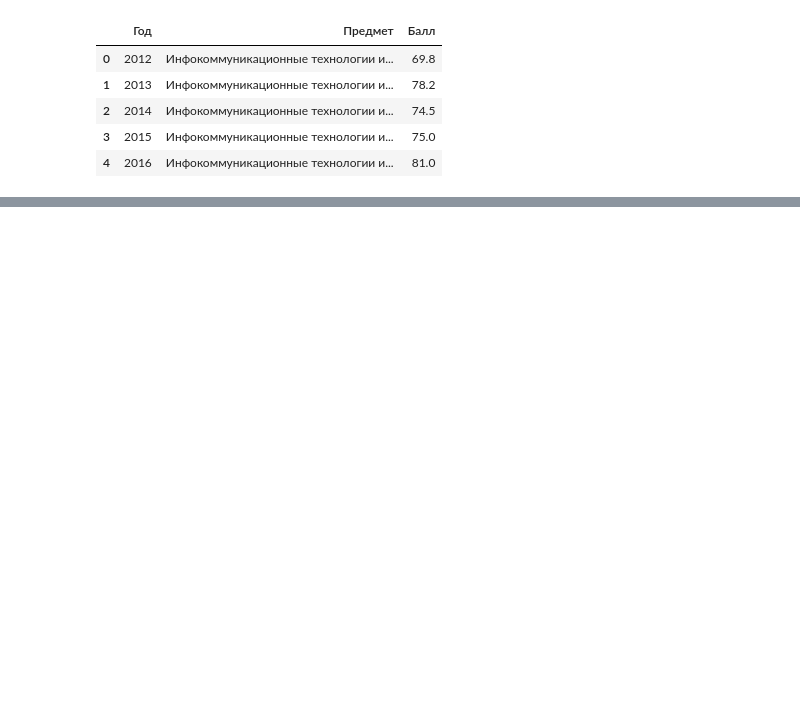
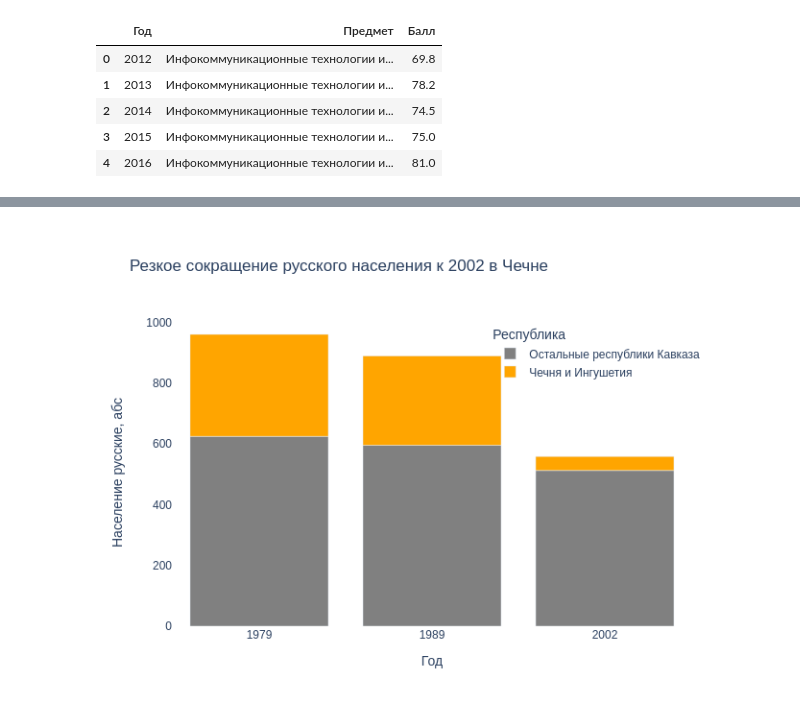
Before and after one commit to Ksianka/HW_Charts, a Jupyter notebook: [hw1]_hse_causasus.ipynb, the cells around one changed output, grey strips where cells are left out. Cells and saved outputs as stored; diff of their text form; code cells hidden in the pictures; blank space fills up the shorter version.

```diff
--- a/[hw1]_hse_causasus.ipynb
+++ b/[hw1]_hse_causasus.ipynb
@@ -84,0 +152,40 @@ fig.show('png')
+# %%
+# уберем карачаево-черкесию - по ней нет данных в 1989 году
+df_cauc = df_cauc.query('Республики != "Карачаево-Черкессия"')
+
+# расчитаем население республики
+
+df_cauc['Население, абс'] = df_cauc['Население русские, абс'] / (df_cauc['Население русские, %'] / 100)
+# %%
+df_cauc_agg = (
+    df_cauc
+    .groupby(['Год', 'Республика'], as_index=False)
+    .agg({'Население русские, абс': 'sum',
+          'Население, абс': 'sum'})
+
+)
+
+df_cauc_agg['Население русские, %'] = np.round((df_cauc_agg['Население русские, абс'] / df_cauc_agg['Население, абс']) * 100, 2)
+# %%
+fig = px.bar(df_cauc_agg, x="Год", y="Население русские, абс", color="Республика",
+             color_discrete_sequence = ['grey', 'orange'],
+             title = 'Резкое сокращение русского населения к 2002 в Чечне')
+
+fig.update_xaxes(showgrid=False)
+fig.update_yaxes(showgrid=False)
+
+fig.update_layout({
+'plot_bgcolor': 'rgba(0, 0, 0, 0)',
+'paper_bgcolor': 'rgba(0, 0, 0, 0)',
+})
+
+fig.update_layout(legend=dict(
+    yanchor="top",
+    y=0.99,
+    xanchor="center",
+    x=0.82
+))
+
+fig.show('png')
+# %% [output]
+[figure, added]
```
Also changed, not shown: parts of 8 cells of this notebook.
